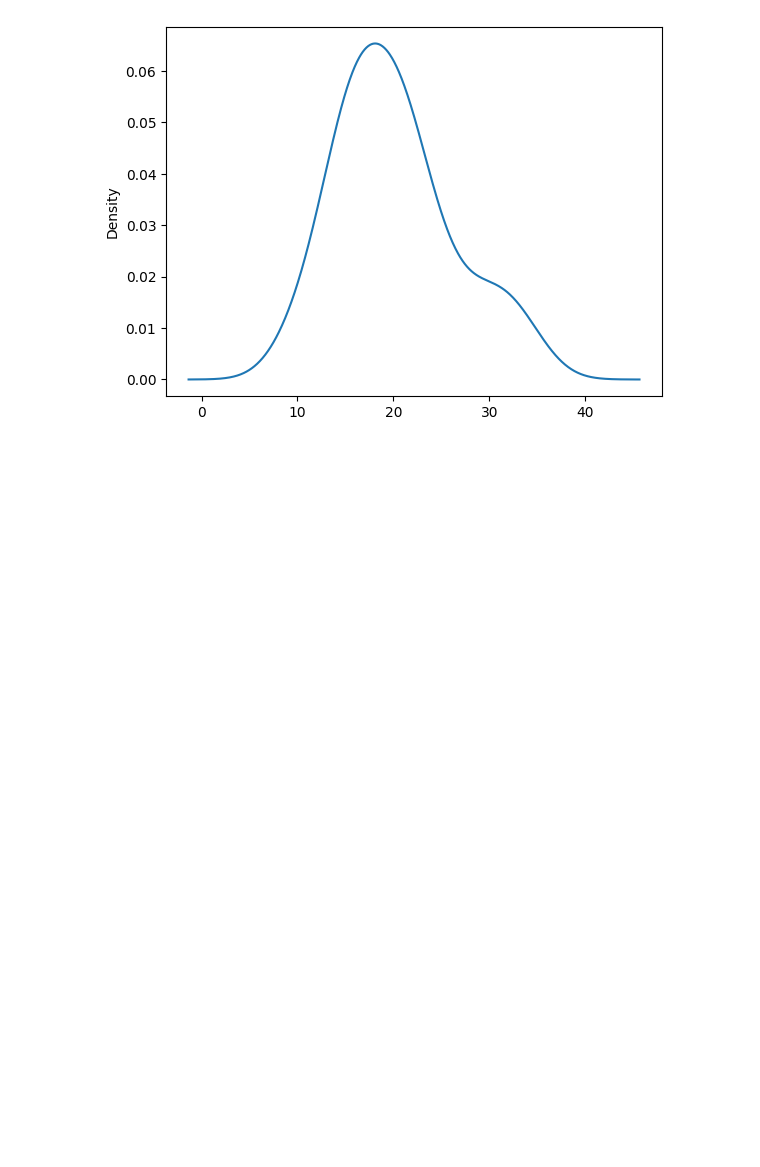
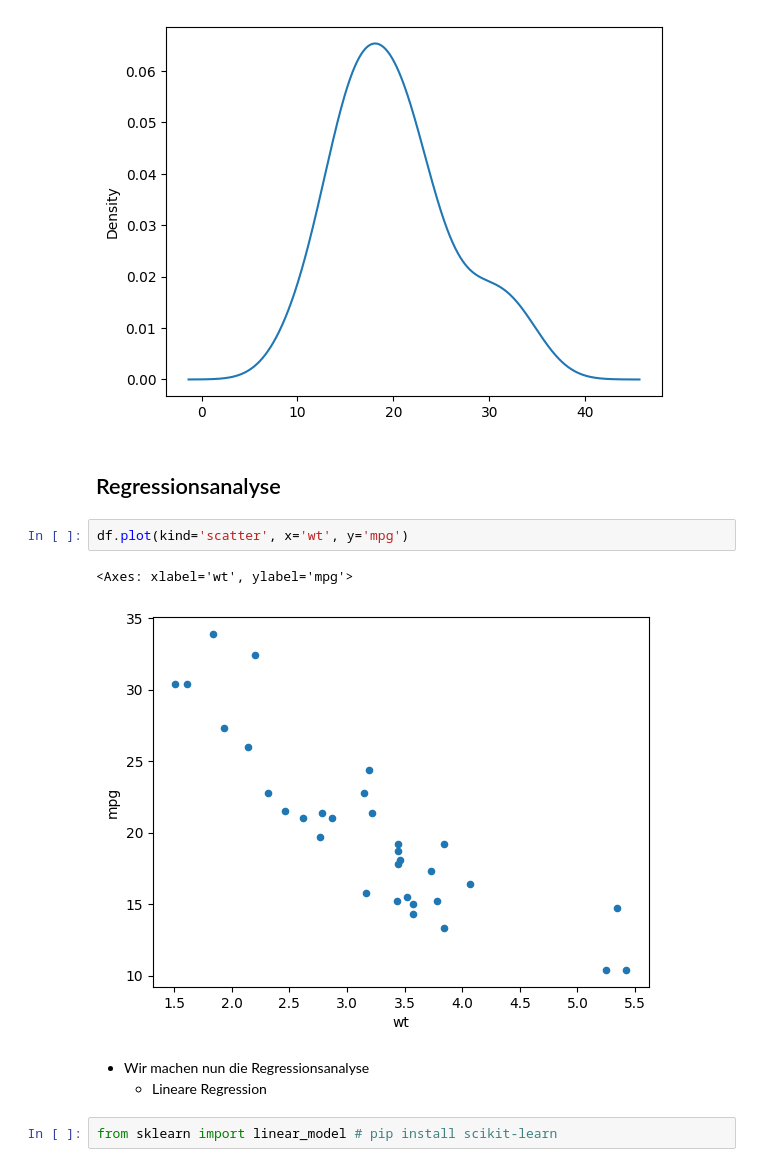
Before and after one commit to Javacream/org.javacream.training.python, a Jupyter notebook: DataAnalysis/motorcars/motorcars.ipynb, the cells around one changed output. Saved outputs shown, nothing was run; the diff lists cells and outputs as text; blank space fills up the shorter version.

Commit message:
Start der linearen Regression

```diff
--- a/DataAnalysis/motorcars/motorcars.ipynb
+++ b/DataAnalysis/motorcars/motorcars.ipynb
@@ -185,3 +185,15 @@ df['mpg'].plot(kind='density')
 # %% [output]
 <Axes: ylabel='Density'>
 [figure]
+# %% [markdown]
+## Regressionsanalyse
+# %%
+df.plot(kind='scatter', x='wt', y='mpg')
+# %% [output]
+<Axes: xlabel='wt', ylabel='mpg'>
+[figure, added]
+# %% [markdown]
+* Wir machen nun die Regressionsanalyse
+  * Lineare Regression
+# %%
+from sklearn import linear_model # pip install scikit-learn
```
Also changed, not shown: parts of 4 cells of this notebook.
